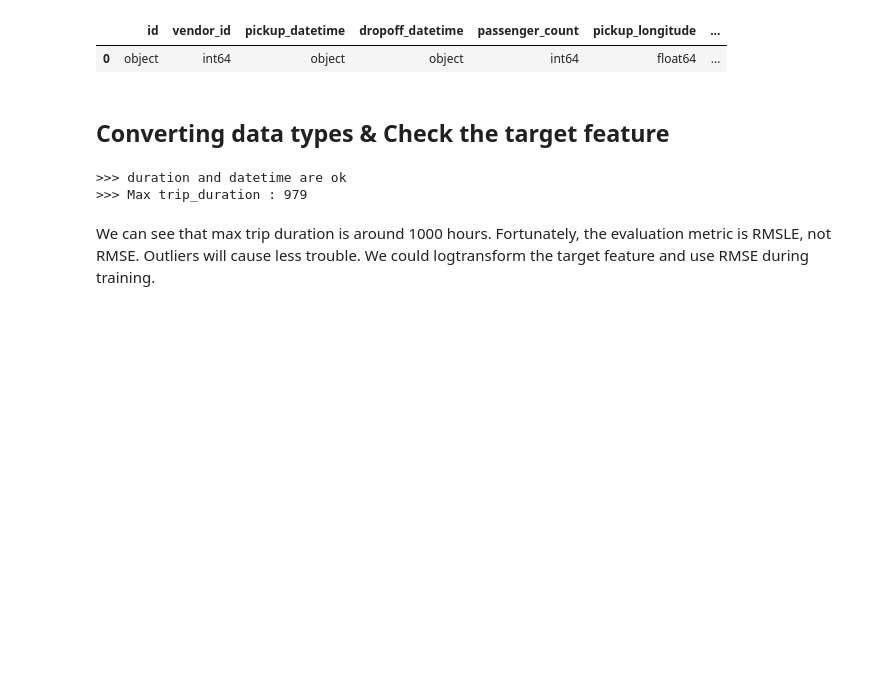
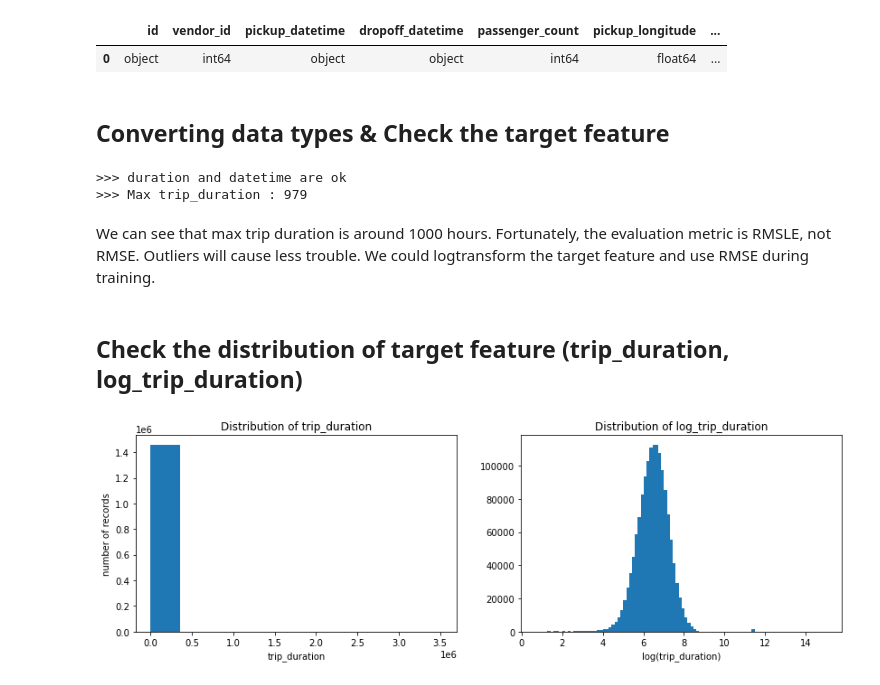
Before and after one commit to sam351/competitions, a Jupyter notebook: kaggle_NY-taxi/200920_NY-taxi_study-04_from-EDA-to-the-Top.ipynb, the cells around one changed output. Cells and saved outputs as stored; diff of their text form; code cells hidden in the pictures; blank space fills up the shorter version.

Commit message:
Modify 200920_NY-taxi_study-04_from-EDA-to-the-Top.ipynb
- Add Check the distribution of target feature

```diff
--- a/kaggle_NY-taxi/200920_NY-taxi_study-04_from-EDA-to-the-Top.ipynb
+++ b/kaggle_NY-taxi/200920_NY-taxi_study-04_from-EDA-to-the-Top.ipynb
@@ -118,3 +118,23 @@ print('>>> Max trip_duration :', train['trip_duration'].max()//3600)
 >>> Max trip_duration : 979
 # %% [markdown]
 We can see that max trip duration is around 1000 hours. Fortunately, the evaluation metric is RMSLE, not RMSE. Outliers will cause less trouble. We could logtransform the target feature and use RMSE during training.
+# %% [markdown]
+## Check the distribution of target feature (trip_duration, log_trip_duration)
+# %%
+train['log_trip_duration'] = np.log1p(train['trip_duration'])
+
+
+fig, ax = plt.subplots(1, 2, figsize=(14, 4))
+
+ax[0].hist(train['trip_duration'])
+ax[0].set_title('Distribution of trip_duration')
+ax[0].set_xlabel('trip_duration')
+ax[0].set_ylabel('number of records')
+
+ax[1].hist(train['log_trip_duration'], bins=100)
+ax[1].set_title('Distribution of log_trip_duration')
+ax[1].set_xlabel('log(trip_duration)')
+
+plt.show()
+# %% [output]
+[figure, added]
```
